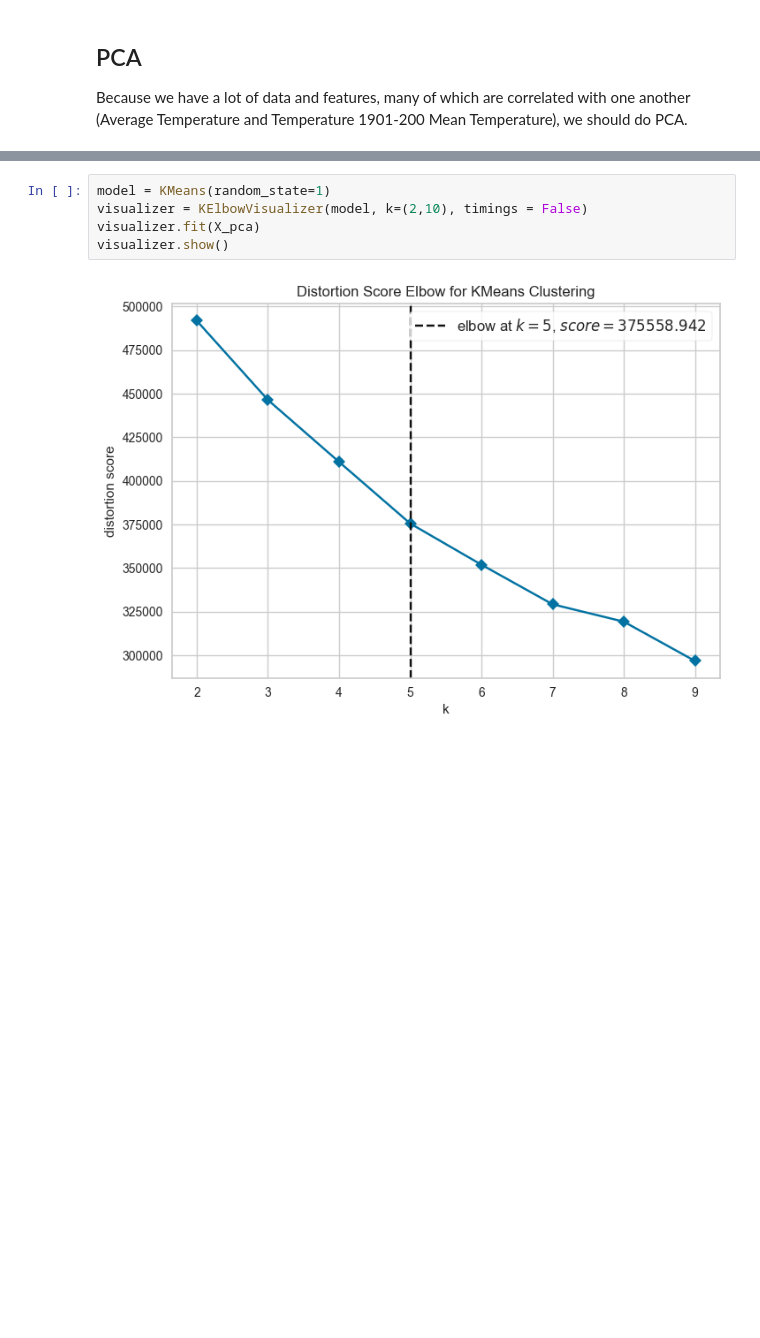
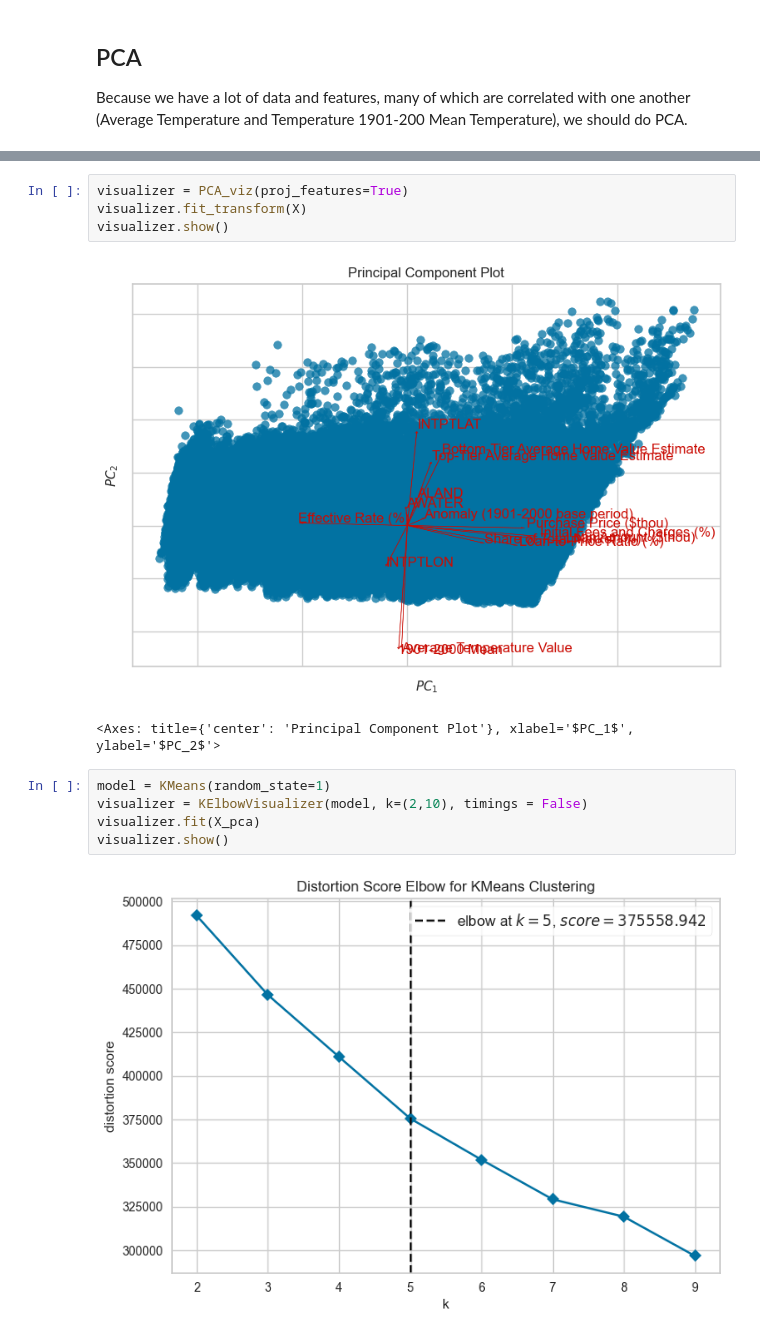
Before and after one commit to MLFP-90803-SP24-FinalProjects/Team17-FinalProject, a Jupyter notebook: Q3_Clustering_PCA.ipynb, the cells around one changed output, grey strips where cells are left out. Saved outputs shown, nothing was run; the diff lists cells and outputs as text; blank space fills up the shorter version.

```diff
--- a/Q3_Clustering_PCA.ipynb
+++ b/Q3_Clustering_PCA.ipynb
@@ -208,3 +267,10 @@ X_pca
+# %%
+visualizer = PCA_viz(proj_features=True)
+visualizer.fit_transform(X)
+visualizer.show()
+# %% [output]
+[figure, added]
+<Axes: title={'center': 'Principal Component Plot'}, xlabel='$PC_1$', ylabel='$PC_2$'>
 # %%
 model = KMeans(random_state=1)
 visualizer = KElbowVisualizer(model, k=(2,10), timings = False)
```
Also changed, not shown: parts of 9 cells of this notebook.
